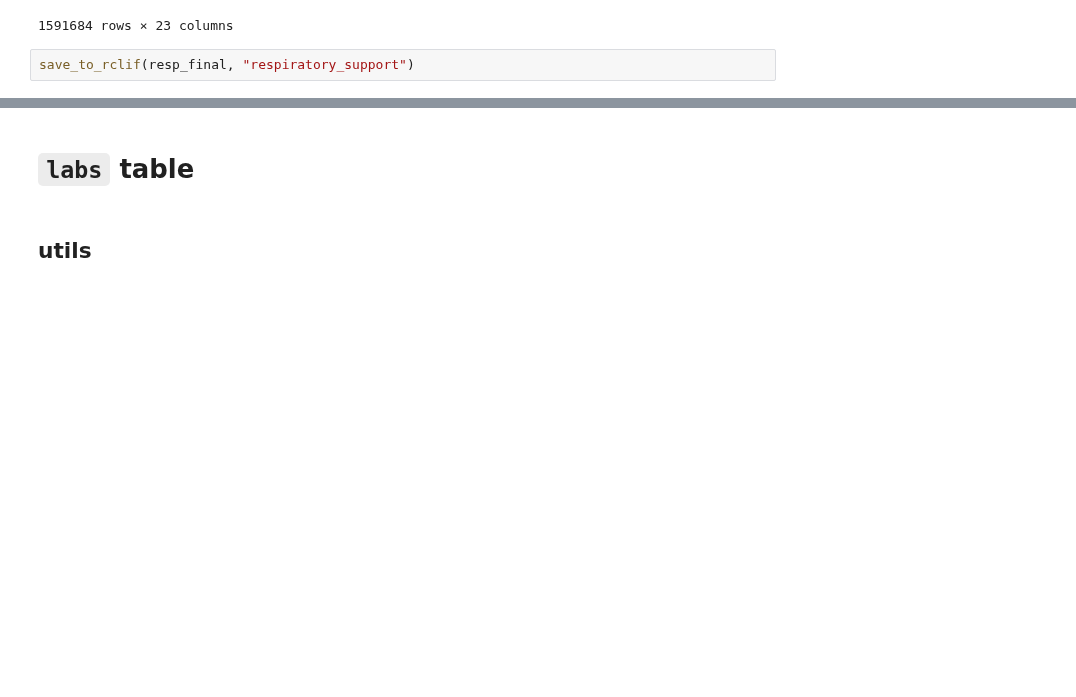
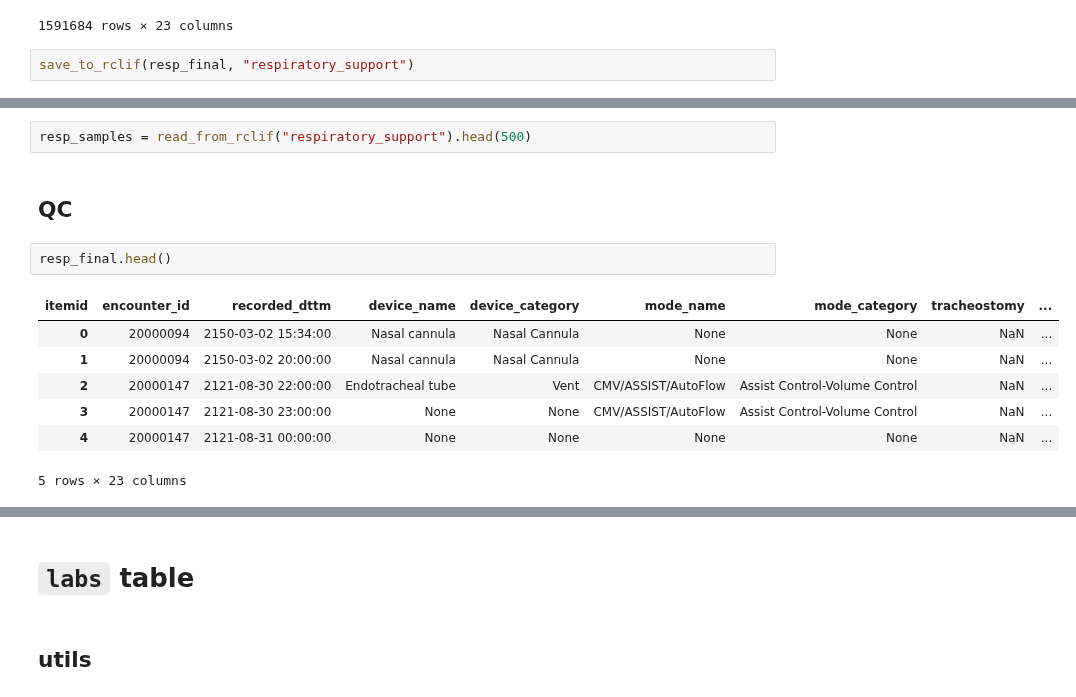
Before and after one commit to oldsandiaz/mimicclif, a Jupyter notebook: code/mimic-to-clif.ipynb, the cells around one changed output, grey strips where cells are left out. Drawn from its saved outputs; the diff is of its cells as text; blank space fills up the shorter version.

```diff
--- a/code/mimic-to-clif.ipynb
+++ b/code/mimic-to-clif.ipynb
@@ -1538,0 +1606,14 @@ save_to_rclif(resp_final, "respiratory_support")
+# %%
+resp_samples = read_from_rclif("respiratory_support").head(500)
+# %% [markdown]
+## QC
+# %%
+resp_final.head()
+# %% [output]
+| itemid | encounter_id | recorded_dttm | device_name | device_category | mode_name | mode_category | tracheostomy | ... |
+| 0 | 20000094 | 2150-03-02 15:34:00 | Nasal cannula | Nasal Cannula | None | None | NaN | ... |
+| 1 | 20000094 | 2150-03-02 20:00:00 | Nasal cannula | Nasal Cannula | None | None | NaN | ... |
+| 2 | 20000147 | 2121-08-30 22:00:00 | Endotracheal tube | Vent | CMV/ASSIST/AutoFlow | Assist Control-Volume Control | NaN | ... |
+| 3 | 20000147 | 2121-08-30 23:00:00 | None | None | CMV/ASSIST/AutoFlow | Assist Control-Volume Control | NaN | ... |
+| 4 | 20000147 | 2121-08-31 00:00:00 | None | None | None | None | NaN | ... |
+5 rows × 23 columns
```
Also changed, not shown: parts of 19 cells of this notebook, 2 other files.
